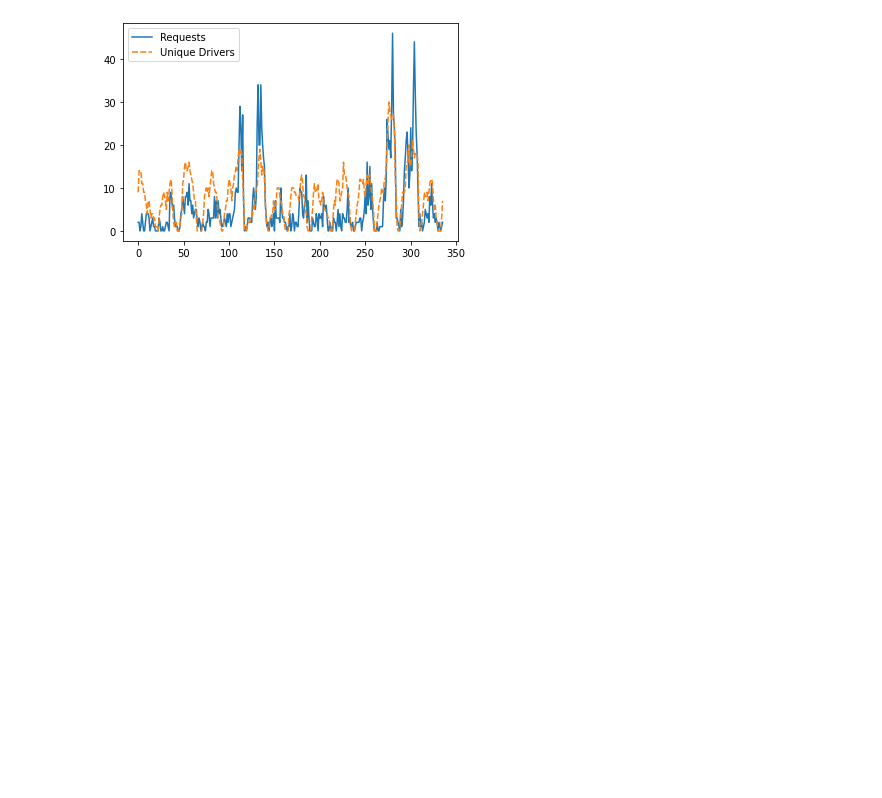
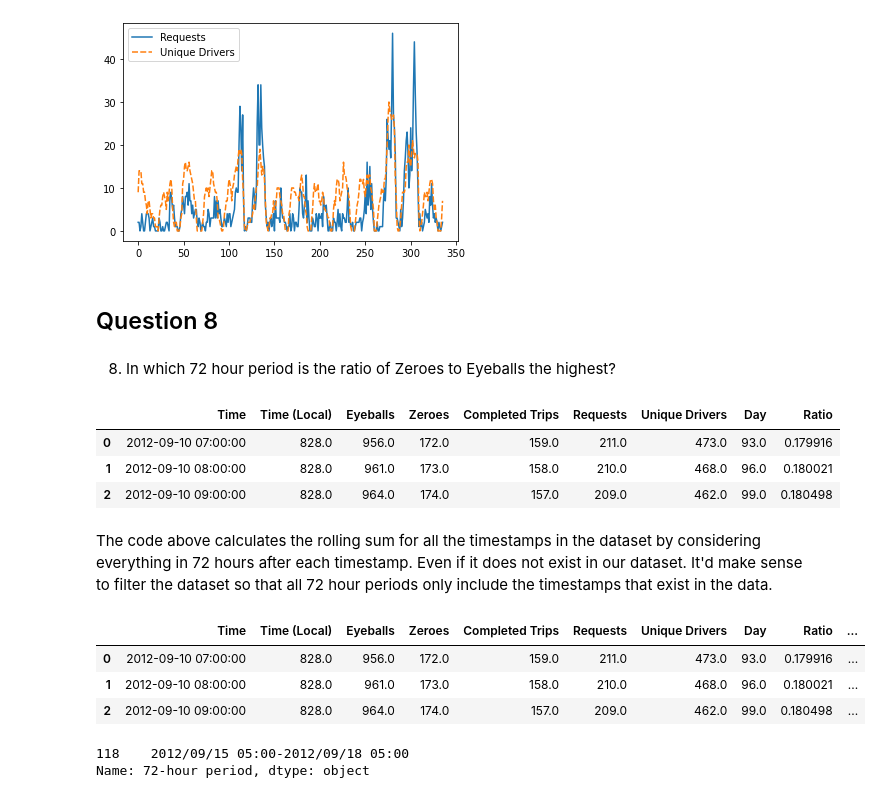
Before and after one commit to tugceturkkal/Data-Projects, a Jupyter notebook: Insights from City Supply and Demand Data.ipynb, the cells around one changed output. Cells and saved outputs as stored; diff of their text form; code cells hidden in the pictures; blank space fills up the shorter version.

```diff
--- a/Insights from City Supply and Demand Data.ipynb
+++ b/Insights from City Supply and Demand Data.ipynb
@@ -404,3 +410,35 @@ sns.lineplot(data = data[['Requests ', 'Unique Drivers', 'Time']])
 plt.show()
 # %% [output]
 [figure]
+# %% [markdown]
+## Question 8
+# %% [markdown]
+8. In which 72 hour period is the ratio of Zeroes to Eyeballs the highest?
+# %%
+data_question_8['Ratio'] = data_question_8['Zeroes '] / data_question_8['Eyeballs ']
+data_question_8.head(3)
+# %% [output]
+|  | Time | Time (Local) | Eyeballs | Zeroes | Completed Trips | Requests | Unique Drivers | Day | Ratio |
+| 0 | 2012-09-10 07:00:00 | 828.0 | 956.0 | 172.0 | 159.0 | 211.0 | 473.0 | 93.0 | 0.179916 |
+| 1 | 2012-09-10 08:00:00 | 828.0 | 961.0 | 173.0 | 158.0 | 210.0 | 468.0 | 96.0 | 0.180021 |
+| 2 | 2012-09-10 09:00:00 | 828.0 | 964.0 | 174.0 | 157.0 | 209.0 | 462.0 | 99.0 | 0.180498 |
+# %%
+indexer = pd.api.indexers.FixedForwardWindowIndexer(window_size = 72)
+data_question_8 = data.set_index('Time').rolling(window = indexer, min_periods = 1).sum().reset_index()
+# %% [markdown]
+The code above calculates the rolling sum for all the timestamps in the dataset by considering everything in 72 hours after each timestamp. Even if it does not exist in our dataset. It'd make sense to filter the dataset so that all 72 hour periods only include the timestamps that exist in the data.
+# %%
+data_question_8 = data_question_8[data_question_8['Time'] <= (data_question_8['Time'].max() - pd.Timedelta(days=3))]
+# %%
+data_question_8['72-hour period'] = data_question_8['Time'].dt.strftime('%Y/%m/%d %H:%M') + '-' + (data_question_8['Time'] + pd.Timedelta('3 days')).dt.strftime('%Y/%m/%d %H:%M')
+data_question_8.head(3)
+# %% [output]
+|  | Time | Time (Local) | Eyeballs | Zeroes | Completed Trips | Requests | Unique Drivers | Day | Ratio | ... |
+| 0 | 2012-09-10 07:00:00 | 828.0 | 956.0 | 172.0 | 159.0 | 211.0 | 473.0 | 93.0 | 0.179916 | ... |
+| 1 | 2012-09-10 08:00:00 | 828.0 | 961.0 | 173.0 | 158.0 | 210.0 | 468.0 | 96.0 | 0.180021 | ... |
+| 2 | 2012-09-10 09:00:00 | 828.0 | 964.0 | 174.0 | 157.0 | 209.0 | 462.0 | 99.0 | 0.180498 | ... |
+# %%
+data_question_8.nlargest(1,'Ratio')['72-hour period']
+# %% [output]
+118    2012/09/15 05:00-2012/09/18 05:00
+Name: 72-hour period, dtype: object
```
Also changed, not shown: parts of 19 cells of this notebook.
